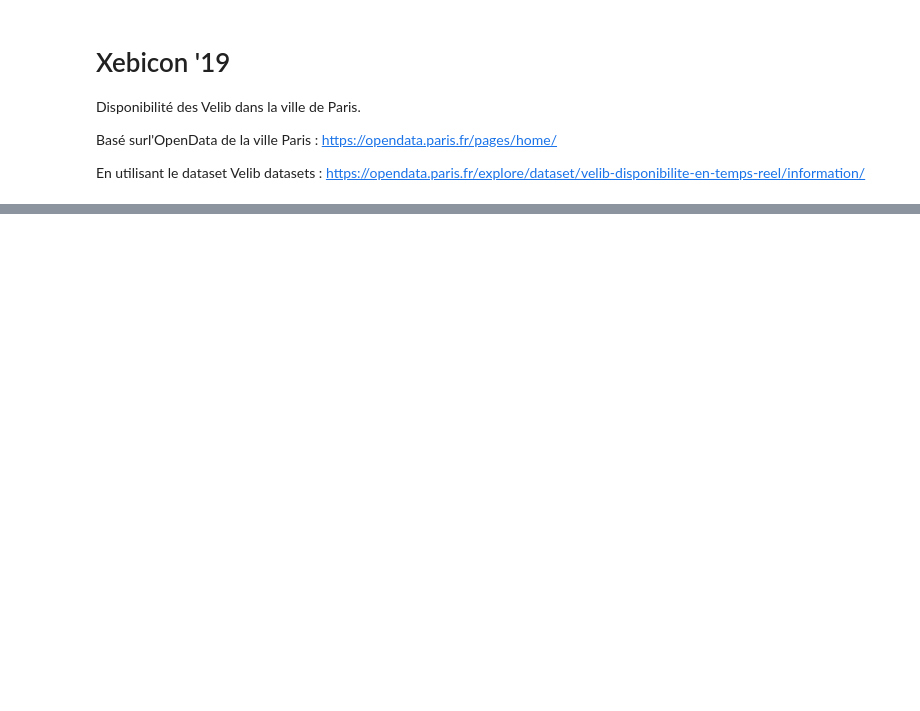
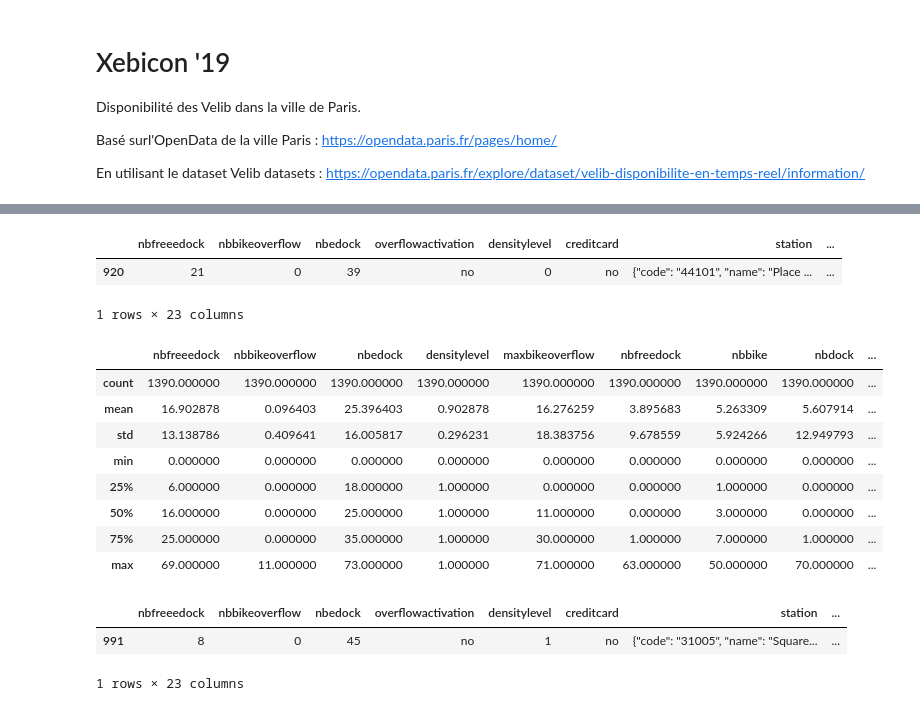
Before and after one commit to nlaille/xebicon19_velib, a Jupyter notebook: notebooks/velib_stations_usage.ipynb, the cells around one changed output, grey strips where cells are left out. Cells and saved outputs as stored; diff of their text form; code cells hidden in the pictures; blank space fills up the shorter version.

```diff
--- a/notebooks/velib_stations_usage.ipynb
+++ b/notebooks/velib_stations_usage.ipynb
@@ -10,5 +30,27 @@ En utilisant le dataset Velib datasets : https://opendata.paris.fr/explore/datas
 import pandas as pd
 # %%
 stations = pd.read_csv("https://opendata.paris.fr/api/v2/catalog/datasets/velib-disponibilite-en-temps-reel/exports/csv?rows=-1&timezone=UTC&delimiter=%3B", delimiter=";")
+# %%
+stations[stations['station_name'].str.contains("Mongolfier")]
+# %% [output]
+|  | nbfreeedock | nbbikeoverflow | nbedock | overflowactivation | densitylevel | creditcard | station | ... |
+| 920 | 21 | 0 | 39 | no | 0 | no | {"code": "44101", "name": "Place ... | ... |
+1 rows × 23 columns
 # %%
-stations
+stations.describe()
+# %% [output]
+|  | nbfreeedock | nbbikeoverflow | nbedock | densitylevel | maxbikeoverflow | nbfreedock | nbbike | nbdock | ... |
+| count | 1390.000000 | 1390.000000 | 1390.000000 | 1390.000000 | 1390.000000 | 1390.000000 | 1390.000000 | 1390.000000 | ... |
+| mean | 16.902878 | 0.096403 | 25.396403 | 0.902878 | 16.276259 | 3.895683 | 5.263309 | 5.607914 | ... |
+| std | 13.138786 | 0.409641 | 16.005817 | 0.296231 | 18.383756 | 9.678559 | 5.924266 | 12.949793 | ... |
+| min | 0.000000 | 0.000000 | 0.000000 | 0.000000 | 0.000000 | 0.000000 | 0.000000 | 0.000000 | ... |
+| 25% | 6.000000 | 0.000000 | 18.000000 | 1.000000 | 0.000000 | 0.000000 | 1.000000 | 0.000000 | ... |
+| 50% | 16.000000 | 0.000000 | 25.000000 | 1.000000 | 11.000000 | 0.000000 | 3.000000 | 0.000000 | ... |
+| 75% | 25.000000 | 0.000000 | 35.000000 | 1.000000 | 30.000000 | 1.000000 | 7.000000 | 1.000000 | ... |
+| max | 69.000000 | 11.000000 | 73.000000 | 1.000000 | 71.000000 | 63.000000 | 50.000000 | 70.000000 | ... |
+# %%
+stations[stations['nbebike'] == stations.describe()['nbebike']['max']]
+# %% [output]
+|  | nbfreeedock | nbbikeoverflow | nbedock | overflowactivation | densitylevel | creditcard | station | ... |
+| 991 | 8 | 0 | 45 | no | 1 | no | {"code": "31005", "name": "Square... | ... |
+1 rows × 23 columns
```
Also changed, not shown: parts of 14 cells of this notebook, 2 other files.
